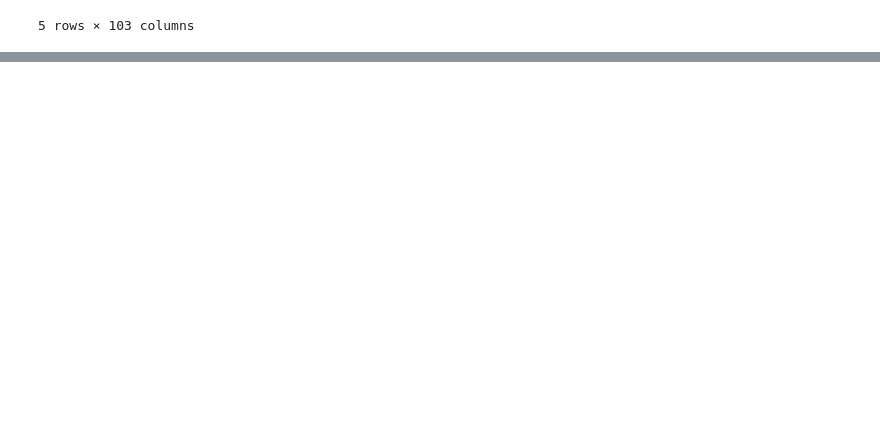
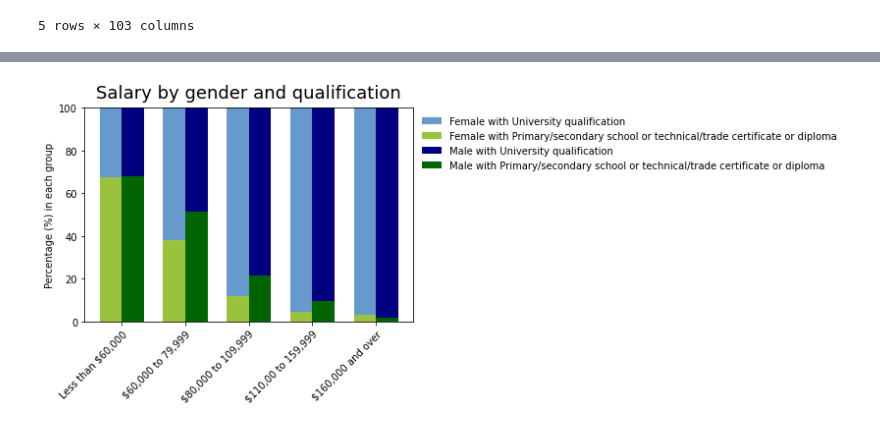
Before and after one commit to alex-cplee/WA-Public-Service-Perception-2015, a Jupyter notebook: SurveyData.ipynb, the cells around one changed output, grey strips where cells are left out. Saved outputs shown, nothing was run; the diff lists cells and outputs as text; code cells hidden in the pictures; blank space fills up the shorter version.

```diff
--- a/SurveyData.ipynb
+++ b/SurveyData.ipynb
@@ -2717,0 +768,19 @@ plt.tight_layout()
+# %%
+fig, ax3 = plt.subplots()
+
+ax3.bar(x - width/2, (qualify_gender_final[('Female','SchoolPercentage')] + qualify_gender_final[('Female','UniPercentage')]), width, label='Female with University qualification', color = "#6699cc")
+ax3.bar(x - width/2, (qualify_gender_final[('Female','SchoolPercentage')]), width,label='Female with Primary/secondary school or technical/trade certificate or diploma', color = "#9AC23D")
+ax3.bar(x + width/2, (qualify_gender_final[('Male','SchoolPercentage')] + qualify_gender_final[('Male','UniPercentage')]), width, label='Male with University qualification', color = 'navy')
+ax3.bar(x + width/2, (qualify_gender_final[('Male','SchoolPercentage')]), width,label='Male with Primary/secondary school or technical/trade certificate or diploma', color = 'darkgreen')
+
+ax3.set_ylabel('Percentage (%) in each group')
+ax3.set_title('Salary by gender and qualification', fontdict = {'fontsize': 18, 'verticalalignment':'bottom' })
+ax3.set_xticks(x)
+ax3.set_xticklabels(labels, rotation = 45, rotation_mode='anchor', ha = 'right')
+ax3.set_ylim(0, 100)
+
+ax3.legend(bbox_to_anchor=(1, 1), frameon = False)
+
+plt.show()
+# %% [output]
+[figure, added]
```
Also changed, not shown: parts of 360 cells of this notebook.
